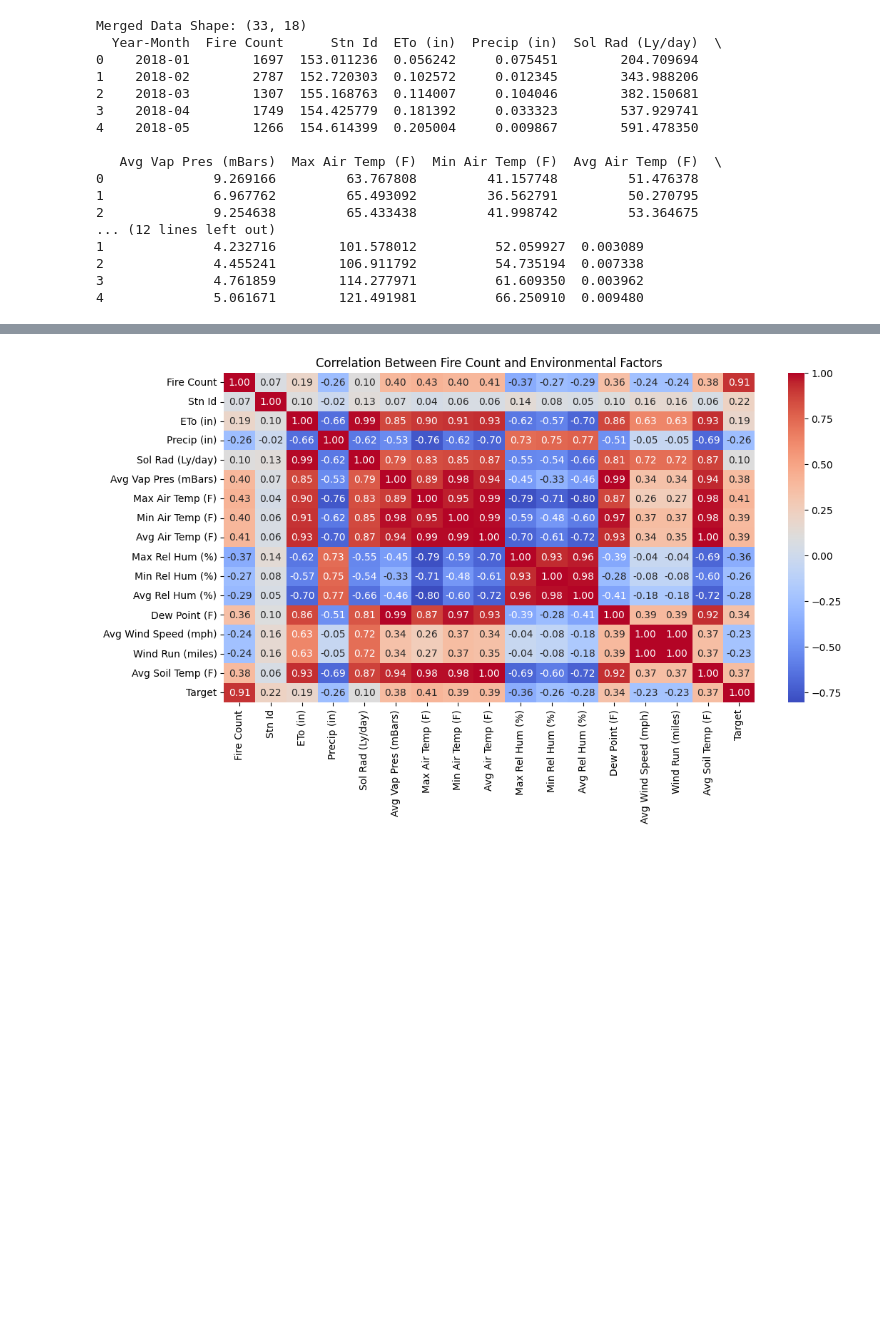
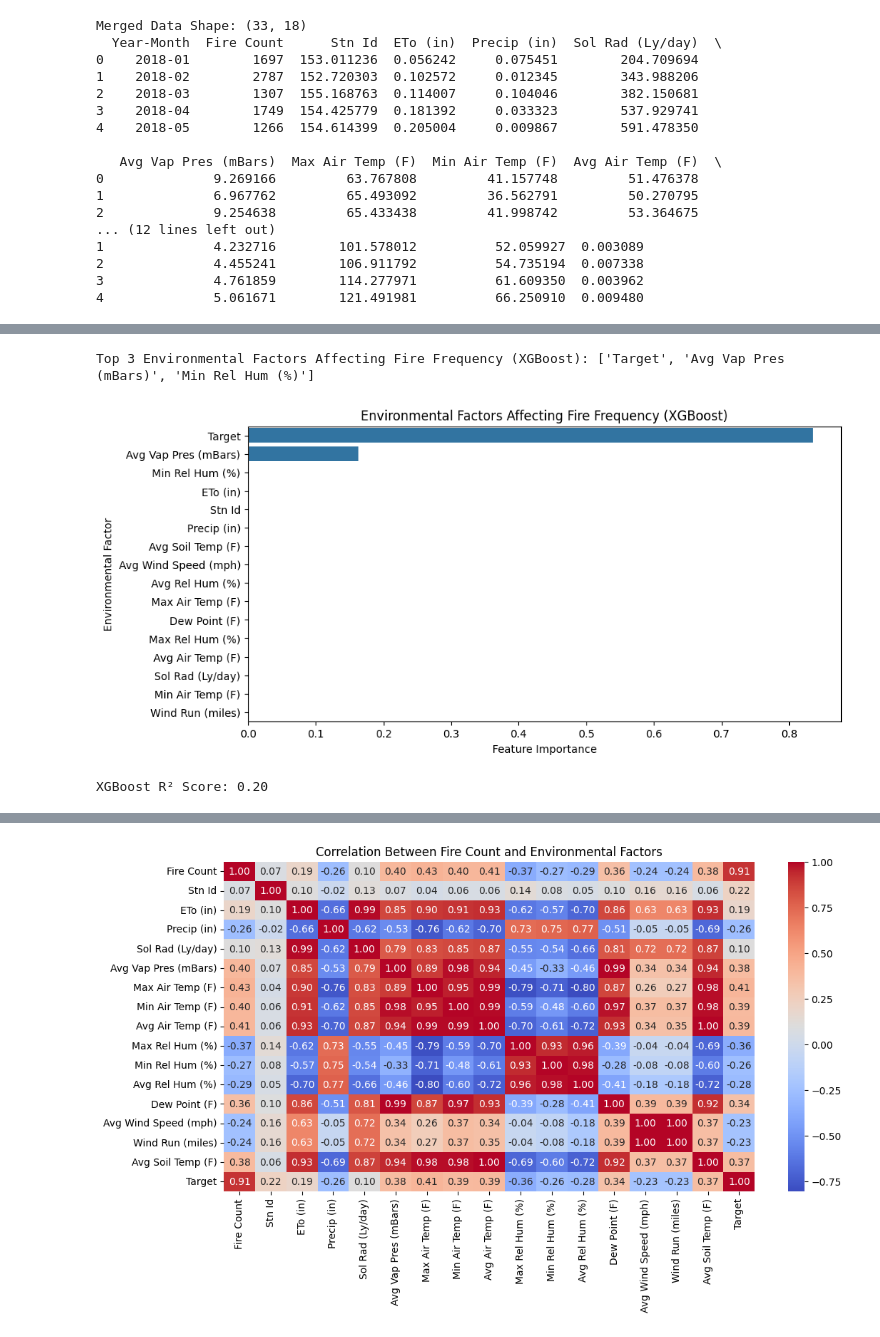
Before and after one commit to yc8272/COGS219Final, a Jupyter notebook: fre_env.ipynb, the cells around one changed output, grey strips where cells are left out. Drawn from its saved outputs; the diff is of its cells as text; code cells hidden in the pictures; blank space fills up the shorter version.

```diff
--- a/fre_env.ipynb
+++ b/fre_env.ipynb
@@ -118,0 +182,41 @@ Merged Data Shape: (33, 18)
+# %%
+import xgboost as xgb
+from sklearn.model_selection import train_test_split
+from sklearn.metrics import r2_score
+import pandas as pd
+import seaborn as sns
+import matplotlib.pyplot as plt
+
+features = merged_df.drop(columns=['Year-Month', 'Fire Count'])
+target = merged_df['Fire Count']
+
+X_train, X_test, y_train, y_test = train_test_split(features, target, test_size=0.2, random_state=42)
+
+xgb_model = xgb.XGBRegressor(n_estimators=100, learning_rate=0.1, random_state=42)
+xgb_model.fit(X_train, y_train)
+
+importances = xgb_model.feature_importances_
+feature_names = features.columns
+
+feature_importance_df = pd.DataFrame({
+    'Feature': feature_names,
+    'Importance': importances
+}).sort_values(by='Importance', ascending=False)
+
+top_3_factors_xgb = feature_importance_df.head(3)['Feature'].tolist()
+print(f"Top 3 Environmental Factors Affecting Fire Frequency (XGBoost): {top_3_factors_xgb}")
+
+plt.figure(figsize=(10, 5))
+sns.barplot(x=feature_importance_df['Importance'], y=feature_importance_df['Feature'])
+plt.xlabel("Feature Importance")
+plt.ylabel("Environmental Factor")
+plt.title("Environmental Factors Affecting Fire Frequency (XGBoost)")
+plt.show()
+
+y_pred_xgb = xgb_model.predict(X_test)
+r2_xgb = r2_score(y_test, y_pred_xgb)
+print(f"XGBoost R² Score: {r2_xgb:.2f}")
+# %% [output]
+Top 3 Environmental Factors Affecting Fire Frequency (XGBoost): ['Target', 'Avg Vap Pres (mBars)', 'Min Rel Hum (%)']
+[figure, added]
+XGBoost R² Score: 0.20
```
Also changed, not shown: parts of 14 cells of this notebook, 2 other files.
